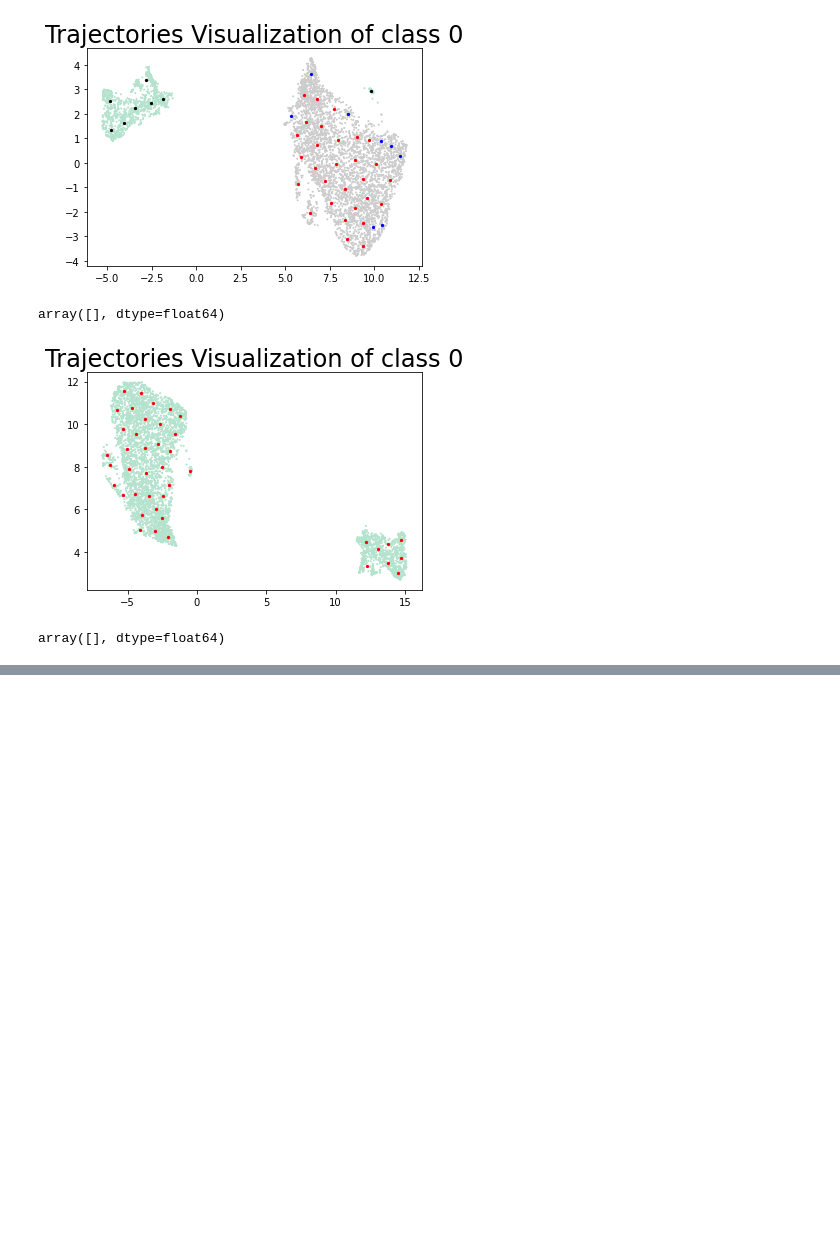
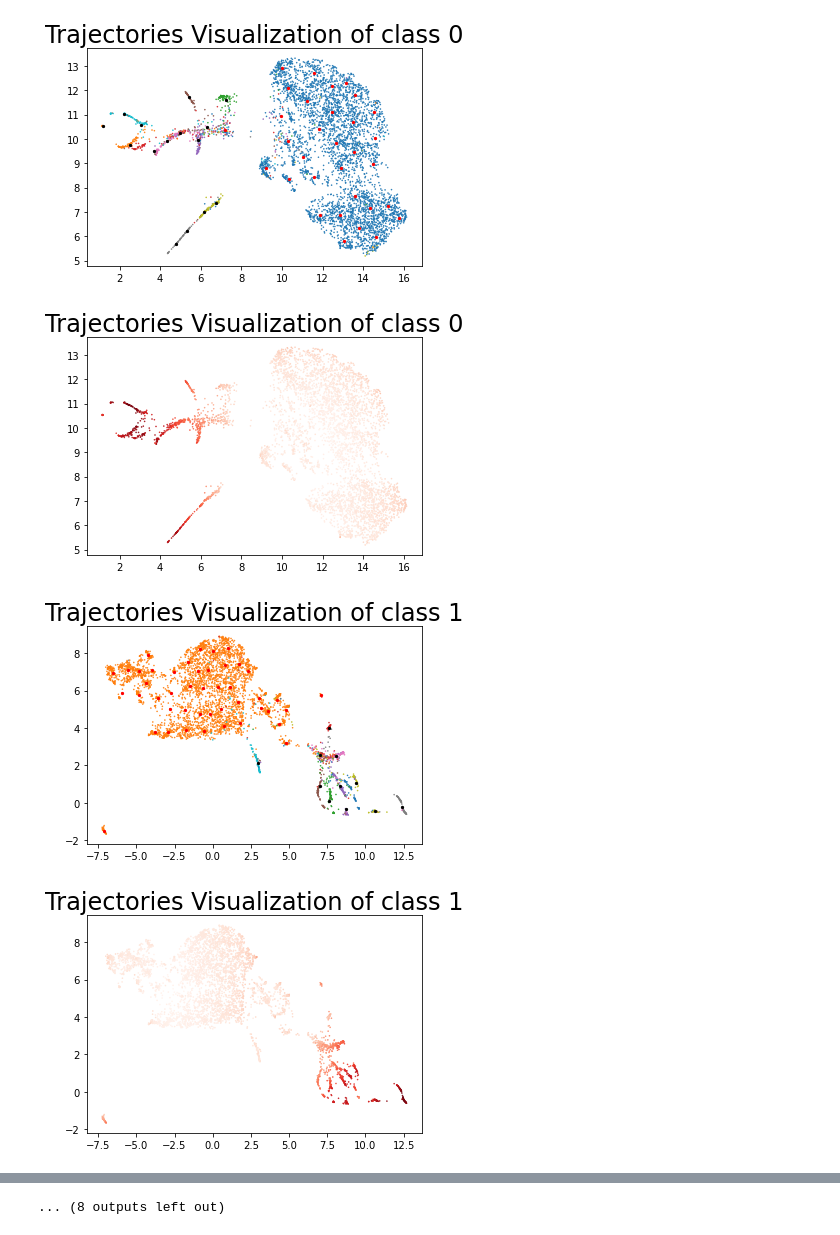
Before and after one commit to llmhyy/training-visualizer, a Jupyter notebook: server/timevis_backend/noise_detector.ipynb, the cells around one changed output, grey strips where cells are left out. Cells and saved outputs as stored; diff of their text form; code cells hidden in the pictures; blank space fills up the shorter version.

```diff
--- a/server/timevis_backend/noise_detector.ipynb
+++ b/server/timevis_backend/noise_detector.ipynb
@@ -16,6 +16,8 @@ with open(path, "r") as f:
 
 clean_label = np.array(clean_label)
 noisy_label = np.array(noisy_label)
+# %%
+embeddings = embeddings.reshape(50000,-1,2)
 # %%
 from noise_detector import NoiseTrajectoryDetector
 ntd = NoiseTrajectoryDetector(embeddings, noisy_label)
@@ -55,5 +46,0 @@ ntd.show_ground_truth(0,clean_label[noisy_label==0])
-# %%
-ntd.update_belief(0, np.array([12,3]), True)
-ntd.show(0)
-# %% [output]
-[figure, removed]
@@ -62,12 +47,9 @@ repr_centroid, noise_centroids, suspicious_centroids = ntd.select_cls_representa
-# %%
-suspicious_centroids
-# %% [output]
-array([], dtype=float64)
-# %%
-ntd.show_highlight(cls_num, suspicious_centroids)
-# %% [output]
-[figure, removed]
-# %%
-ntd.query_noise_score(cls_num, np.array([]))
-# %% [output]
-array([], dtype=float64)
+# %%
+for num in range(10):
+    ntd.show_ground_truth(num,clean_label[noisy_label==num])
+    ntd.show_scores(num)
+# %% [output]
+[figure, added]
+[figure, added]
+[figure, added]
+[figure, added]
@@ -73,0 +64 @@ array([], dtype=float64)
+... (8 outputs left out)
```
Also changed, not shown: parts of 9 cells of this notebook.
